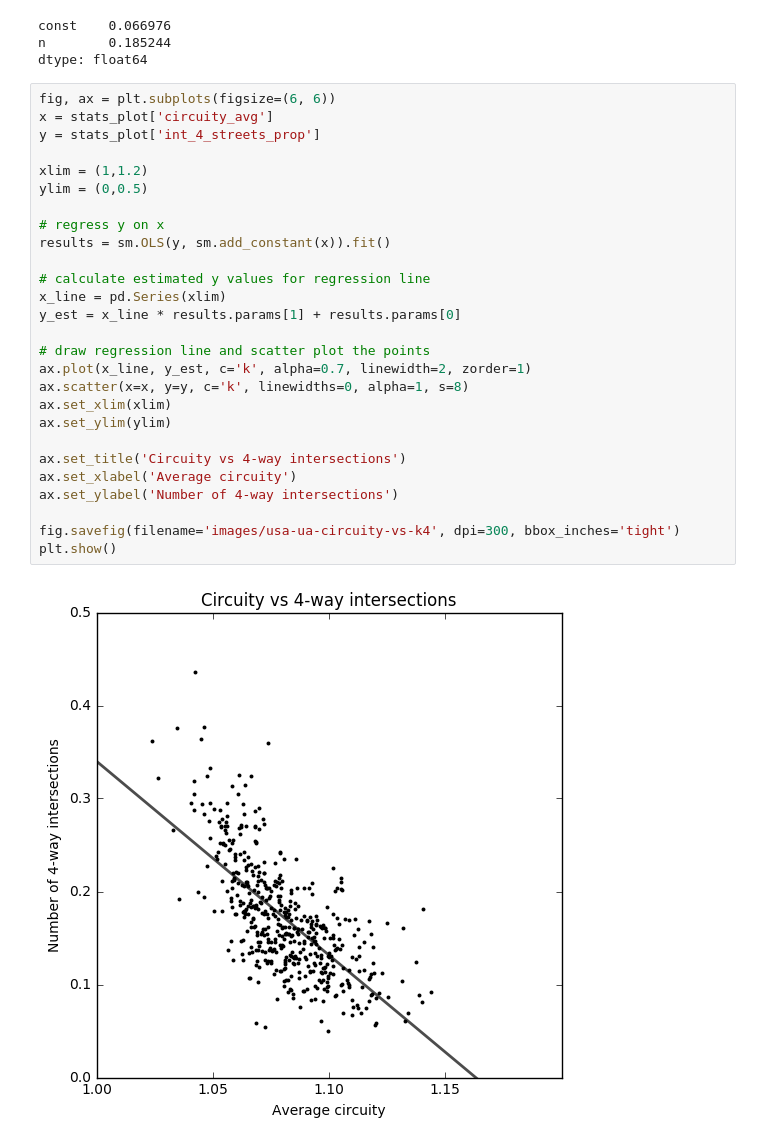
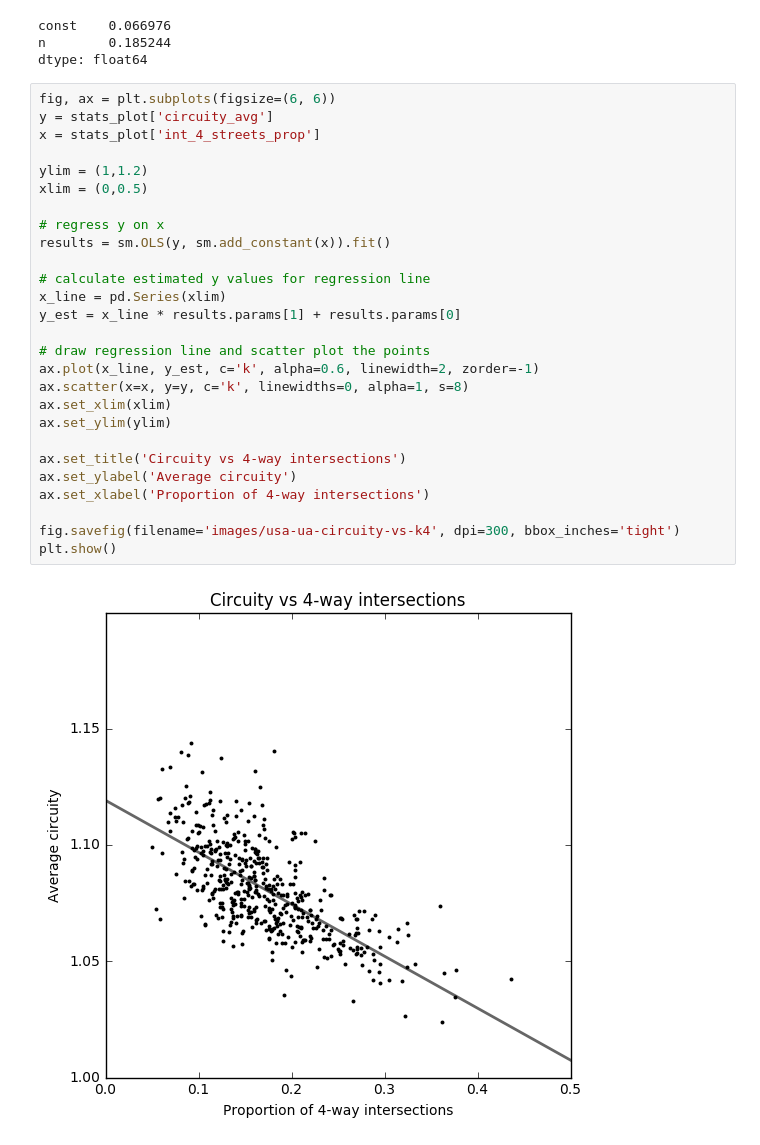
Before and after one commit to gboeing/street-network-analysis, a Jupyter notebook: urbanized-areas-usa/analyze_stats_every_us_urban_area.ipynb, the cells around one changed output. Saved outputs shown, nothing was run; the diff lists cells and outputs as text.

```diff
--- a/urbanized-areas-usa/analyze_stats_every_us_urban_area.ipynb
+++ b/urbanized-areas-usa/analyze_stats_every_us_urban_area.ipynb
@@ -146,31 +150,31 @@ n        0.185244
 dtype: float64
 # %%
 fig, ax = plt.subplots(figsize=(6, 6))
-x = stats_plot['circuity_avg']
-y = stats_plot['int_4_streets_prop']
+y = stats_plot['circuity_avg']
+x = stats_plot['int_4_streets_prop']
 
-xlim = (1,1.2)
-ylim = (0,0.5)
+ylim = (1,1.2)
+xlim = (0,0.5)
 
 # regress y on x
 results = sm.OLS(y, sm.add_constant(x)).fit()
 
 # calculate estimated y values for regression line
 x_line = pd.Series(xlim)
 y_est = x_line * results.params[1] + results.params[0]
 
 # draw regression line and scatter plot the points
-ax.plot(x_line, y_est, c='k', alpha=0.7, linewidth=2, zorder=1)
+ax.plot(x_line, y_est, c='k', alpha=0.6, linewidth=2, zorder=-1)
 ax.scatter(x=x, y=y, c='k', linewidths=0, alpha=1, s=8)
 ax.set_xlim(xlim)
 ax.set_ylim(ylim)
 
 ax.set_title('Circuity vs 4-way intersections')
-ax.set_xlabel('Average circuity')
-ax.set_ylabel('Number of 4-way intersections')
+ax.set_ylabel('Average circuity')
+ax.set_xlabel('Proportion of 4-way intersections')
 
 fig.savefig(filename='images/usa-ua-circuity-vs-k4', dpi=300, bbox_inches='tight')
 plt.show()
 # %% [output]
-[figure, old version]
+[figure, new version]
 # %%
```
Also changed, not shown: parts of 18 cells of this notebook, 3 other files.
